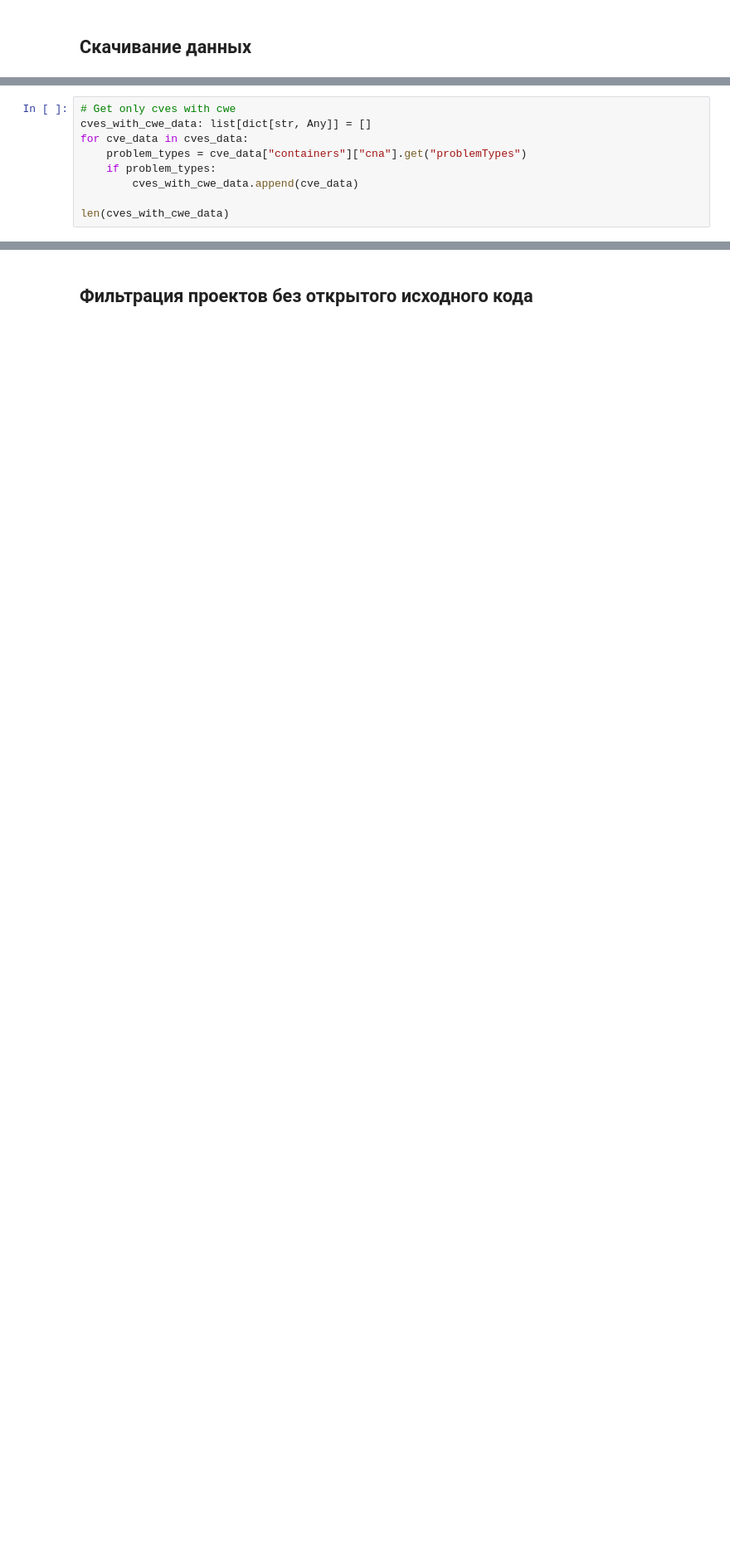
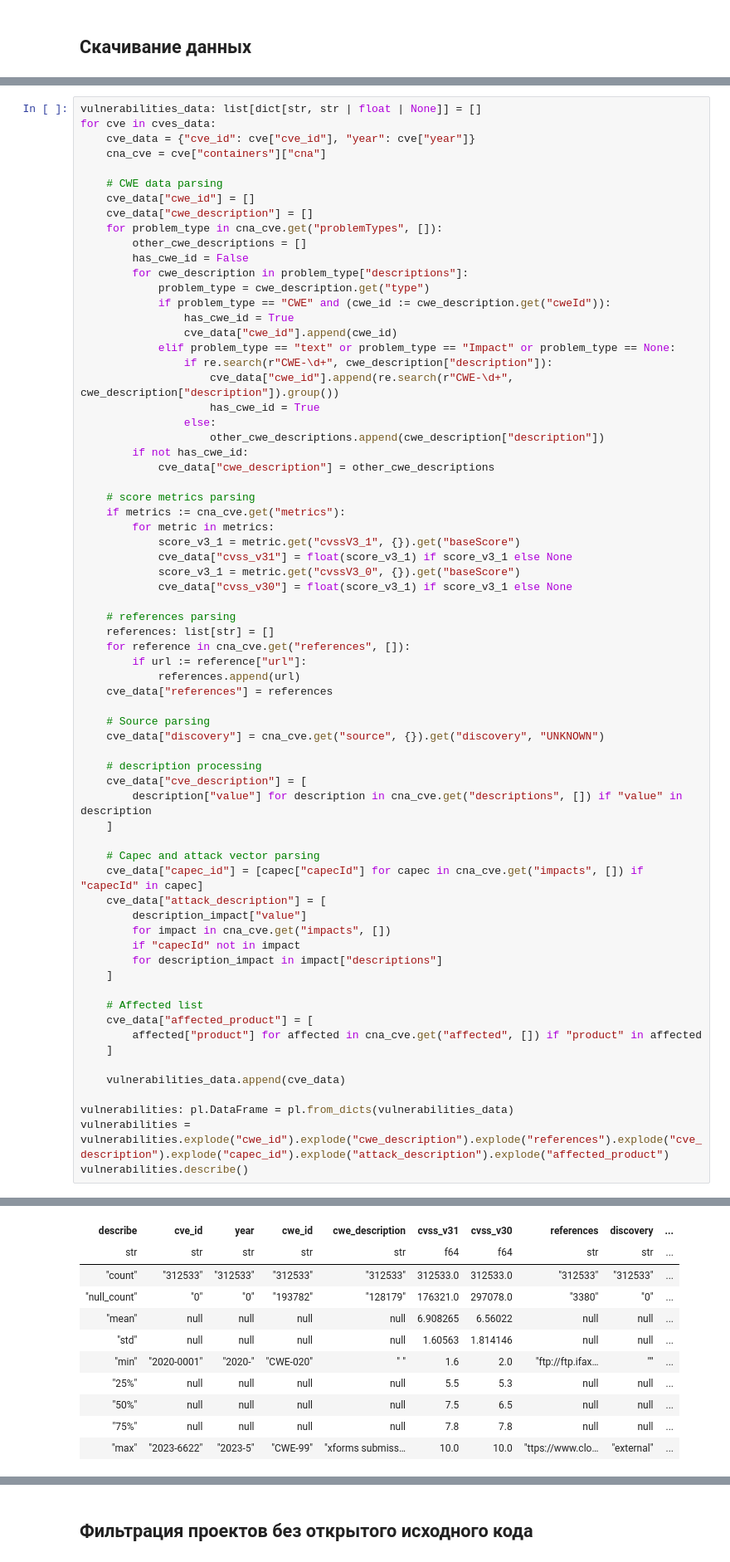
Before and after one commit to vodkar/software_vulnerabilites_investigation, a Jupyter notebook: sv_investigation/cve_project_process.ipynb, the cells around one changed output, grey strips where cells are left out. Shown at 83% size. Cells and saved outputs as stored; diff of their text form; blank space fills up the shorter version.

```diff
--- a/sv_investigation/cve_project_process.ipynb
+++ b/sv_investigation/cve_project_process.ipynb
@@ -88,9 +82,0 @@ shape: (9, 24)
-# %%
-# Get only cves with cwe
-cves_with_cwe_data: list[dict[str, Any]] = []
-for cve_data in cves_data:
-    problem_types = cve_data["containers"]["cna"].get("problemTypes")
-    if problem_types:
-        cves_with_cwe_data.append(cve_data)
-
-len(cves_with_cwe_data)
@@ -148,0 +112,69 @@ shape: (9, 4)
+# %%
+vulnerabilities_data: list[dict[str, str | float | None]] = []
+for cve in cves_data:
+    cve_data = {"cve_id": cve["cve_id"], "year": cve["year"]}
+    cna_cve = cve["containers"]["cna"]
+
+    # CWE data parsing
+    cve_data["cwe_id"] = []
+    cve_data["cwe_description"] = []
+    for problem_type in cna_cve.get("problemTypes", []):
+        other_cwe_descriptions = []
+        has_cwe_id = False
+        for cwe_description in problem_type["descriptions"]:
+            problem_type = cwe_description.get("type")
+            if problem_type == "CWE" and (cwe_id := cwe_description.get("cweId")):
+                has_cwe_id = True
+                cve_data["cwe_id"].append(cwe_id)
+            elif problem_type == "text" or problem_type == "Impact" or problem_type == None:
+                if re.search(r"CWE-\d+", cwe_description["description"]):
+                    cve_data["cwe_id"].append(re.search(r"CWE-\d+", cwe_description["description"]).group())
+                    has_cwe_id = True
+                else:
+                    other_cwe_descriptions.append(cwe_description["description"])
+        if not has_cwe_id:
+            cve_data["cwe_description"] = other_cwe_descriptions
+
+    # score metrics parsing
+    if metrics := cna_cve.get("metrics"):
+        for metric in metrics:
+            score_v3_1 = metric.get("cvssV3_1", {}).get("baseScore")
+            cve_data["cvss_v31"] = float(score_v3_1) if score_v3_1 else None
+            score_v3_1 = metric.get("cvssV3_0", {}).get("baseScore")
+            cve_data["cvss_v30"] = float(score_v3_1) if score_v3_1 else None
+
+    # references parsing
+    references: list[str] = []
+    for reference in cna_cve.get("references", []):
+        if url := reference["url"]:
+            references.append(url)
+    cve_data["references"] = references
+
+    # Source parsing
+    cve_data["discovery"] = cna_cve.get("source", {}).get("discovery", "UNKNOWN")
+
+    # description processing
+    cve_data["cve_description"] = [
+        description["value"] for description in cna_cve.get("descriptions", []) if "value" in description
+    ]
+
+    # Capec and attack vector parsing
+    cve_data["capec_id"] = [capec["capecId"] for capec in cna_cve.get("impacts", []) if "capecId" in capec]
+    cve_data["attack_description"] = [
+        description_impact["value"]
+        for impact in cna_cve.get("impacts", [])
+        if "capecId" not in impact
+        for description_impact in impact["descriptions"]
+    ]
+
+    # Affected list
+    cve_data["affected_product"] = [
+        affected["product"] for affected in cna_cve.get("affected", []) if "product" in affected
+    ]
+
+    vulnerabilities_data.append(cve_data)
+
+vulnerabilities: pl.DataFrame = pl.from_dicts(vulnerabilities_data)
+vulnerabilities = vulnerabilities.explode("cwe_id").explode("cwe_description").explode("references").explode("cve_description").explode("capec_id").explode("attack_description").explode("affected_product")
+vulnerabilities.describe()
+# %% [output]
@@ -149,2 +182,13 @@ shape: (9, 4)
+| describe | cve_id | year | cwe_id | cwe_description | cvss_v31 | cvss_v30 | references | discovery | ... |
+| str | str | str | str | str | f64 | f64 | str | str | ... |
+| "count" | "312533" | "312533" | "312533" | "312533" | 312533.0 | 312533.0 | "312533" | "312533" | ... |
+| "null_count" | "0" | "0" | "193782" | "128179" | 176321.0 | 297078.0 | "3380" | "0" | ... |
+| "mean" | null | null | null | null | 6.908265 | 6.56022 | null | null | ... |
+| "std" | null | null | null | null | 1.60563 | 1.814146 | null | null | ... |
+| "min" | "2020-0001" | "2020-" | "CWE-020" | " " | 1.6 | 2.0 | "ftp://ftp.ifax… | "" | ... |
+| "25%" | null | null | null | null | 5.5 | 5.3 | null | null | ... |
+| "50%" | null | null | null | null | 7.5 | 6.5 | null | null | ... |
+| "75%" | null | null | null | null | 7.8 | 7.8 | null | null | ... |
+| "max" | "2023-6622" | "2023-5" | "CWE-99" | "xforms submiss… | 10.0 | 10.0 | "ttps://www.clo… | "external" | ... |
 # %%
 fig, ax = plt.subplots(2, figsize=(15, 10))
```
Also changed, not shown: parts of 18 cells of this notebook.
